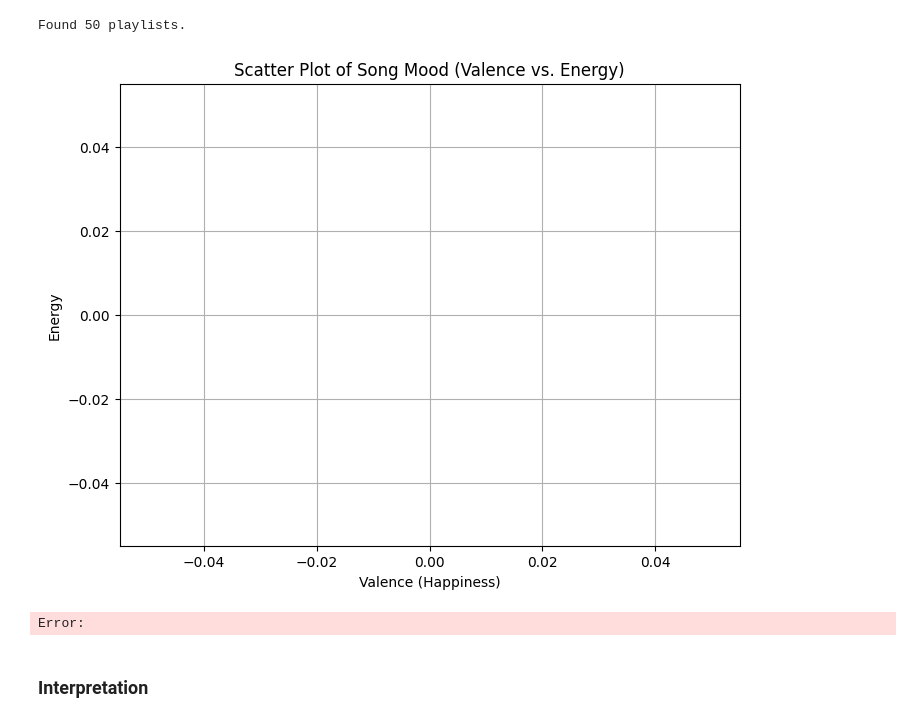
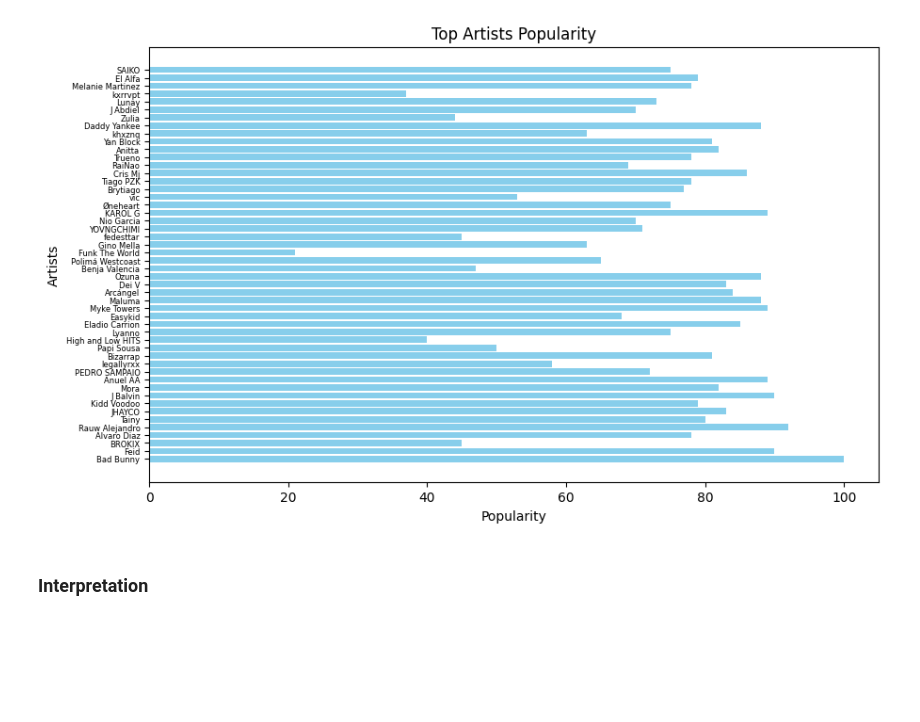
Before and after one commit to Luis-Rosario-Alers/spotify_analysis, a Jupyter notebook: analysis.ipynb, the cells around one changed output. Saved outputs shown, nothing was run; the diff lists cells and outputs as text; code cells hidden in the pictures; blank space fills up the shorter version.

```diff
--- a/analysis.ipynb
+++ b/analysis.ipynb
@@ -39,91 +5,43 @@ To analyze my personal music library, I first needed to collect data about my pl
 # %%
 from spotipy import Spotify, SpotifyOAuth
 import pandas as pd
 import numpy as np
 import matplotlib.pyplot as plt
 from dotenv import load_dotenv
 import requests
 
 import os
 
 load_dotenv("secrets.env")
 
 spotify_client_id = os.getenv('SPOTIFY_CLIENT_ID')
 spotify_client_secret = os.getenv('SPOTIFY_CLIENT_SECRET')
 spotify_redirect_uri = os.getenv('SPOTIFY_REDIRECT_URI')
 
-sp = Spotify(auth_manager=SpotifyOAuth(client_id=spotify_client_id, client_secret=spotify_client_secret, redirect_uri=spotify_redirect_uri))
+scope = "playlist-modify-public user-top-read user-library-read user-read-recently-played user-follow-read"
 
-# Get all playlists for the user (already stored in 'playlists')
-all_tracks = []
-tracks = []
+sp = Spotify(auth_manager=SpotifyOAuth(client_id=spotify_client_id, client_secret=spotify_client_secret, redirect_uri=spotify_redirect_uri, scope=scope))
 
-playlists = sp.current_user_playlists()
-if playlists['items']:
-    print(f"Found {len(playlists['items'])} playlists.")
+# this will extract the top artists of all time from the user account
+top_artists = sp.current_user_top_artists(limit=50, time_range='long_term')
 
-for playlist in playlists['items']:
-    playlist_id = playlist['id']
-    results = sp.playlist_tracks(playlist_id)
-    tracks = results['items']
-    while results['next']:
-        results = sp.next(results)
-        tracks.extend(results['items'])
-    all_tracks.extend(tracks)
+artists = [artist for artist in top_artists['items']]
 
-# Flatten and extract relevant track info
-track_data = []
-for item in all_tracks:
-    track = item['track']
-    if track:  # skip if track is None (sometimes happens with removed tracks)
-        track_data.append({
-            'track_name': track['name'],
-            'artist': ', '.join([artist['name'] for artist in track['artists'] if artist['name'] is not None]),
-            'album': track['album']['name'],
-            'added_at': item['added_at'],
-            'track_id': track['id']
-        })
+artists_df = pd.DataFrame(artists)
 
-tracks_df = pd.DataFrame(track_data)
+# Extracting the relevant information from the artists
 
-# Now that I have the track data, I can proceed with the analysis
+plt.figure(figsize=(10, 6))
+plt.barh(artists_df['name'], artists_df['popularity'], color='skyblue')
+plt.xticks(fontsize=10)
+plt.yticks(fontsize=6)
+plt.ylabel('Artists')
+plt.xlabel('Popularity')
+plt.title('Top Artists Popularity')
 
-def get_audio_features(track_id, access_token):
-    url = f"https://api.spotify.com/v1/audio-features/{track_id}"
-    headers = {"Authorization": f"Bearer {access_token}"}
-    response = requests.get(url, headers=headers)
-    if response.status_code == 200:
-        return response.json()
-    else:
-        return None
-
-# Get your access token from Spotipy's OAuth manager
-access_token = sp.auth_manager.get_access_token(as_dict=False)
-
-audio_features = []
-for tid in tracks_df['track_id']:
-    features = get_audio_features(tid, access_token)
-    if features:
-        audio_features.append(features)
-    else:
-        audio_features.append({'valence': None, 'energy': None})
-
-features_df = pd.DataFrame(audio_features)
-tracks_df['valence'] = features_df['valence']
-tracks_df['energy'] = features_df['energy']
-
-# 3. Scatter plot: valence vs. energy (as a proxy for mood)
-plt.figure(figsize=(8,6))
-plt.scatter(tracks_df['valence'], tracks_df['energy'], alpha=0.7)
-plt.xlabel('Valence (Happiness)')
-plt.ylabel('Energy')
-plt.title('Scatter Plot of Song Mood (Valence vs. Energy)')
-plt.grid(True)
 plt.show()
 # %% [output]
-Found 50 playlists.
-[figure, old version]
+[figure, new version]
-Error:
 # %% [markdown]
 ### Interpretation
 # %% [markdown]
```
Also changed, not shown: parts of 3 cells of this notebook, 1 other file.
